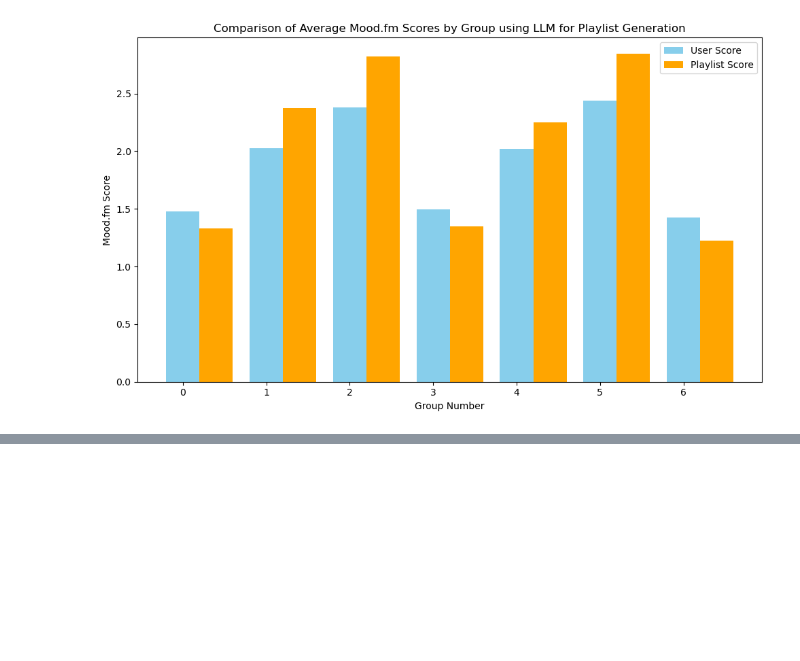
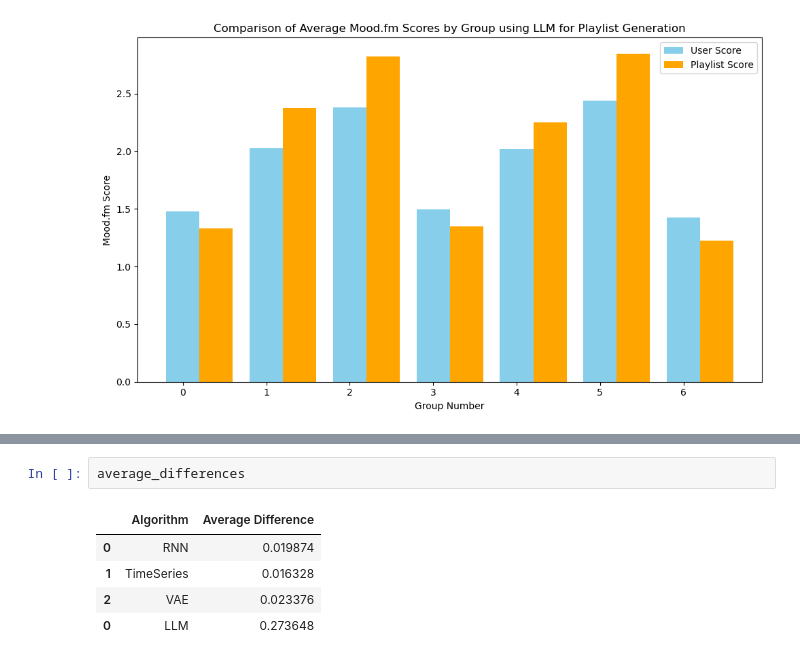
Before and after one commit to shreyash2106/CS573_Final_Project, a Jupyter notebook: src/eval/eval.ipynb, the cells around one changed output, grey strips where cells are left out. Saved outputs shown, nothing was run; the diff lists cells and outputs as text; blank space fills up the shorter version.

```diff
--- a/src/eval/eval.ipynb
+++ b/src/eval/eval.ipynb
@@ -507,0 +614,8 @@ plot_group_averages(llm_results)
+# %%
+average_differences
+# %% [output]
+|  | Algorithm | Average Difference |
+| 0 | RNN | 0.019874 |
+| 1 | TimeSeries | 0.016328 |
+| 2 | VAE | 0.023376 |
+| 0 | LLM | 0.273648 |
```
Also changed, not shown: parts of 7 cells of this notebook.
